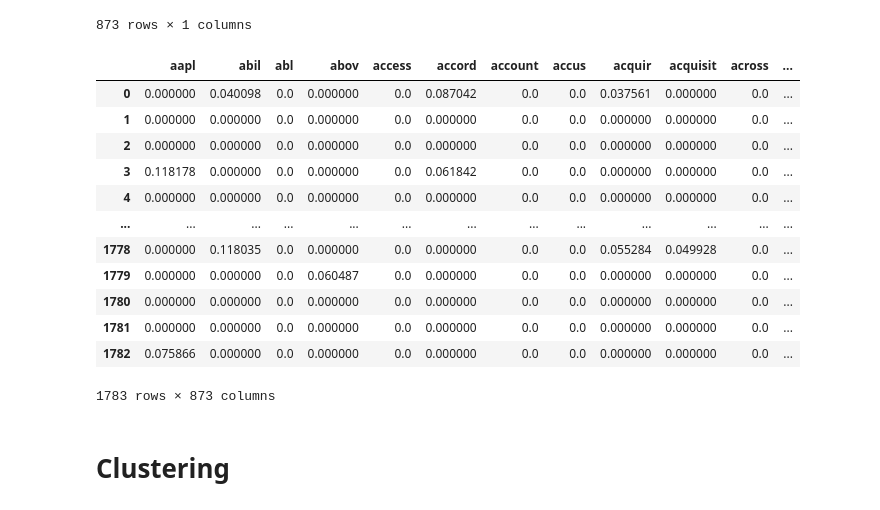
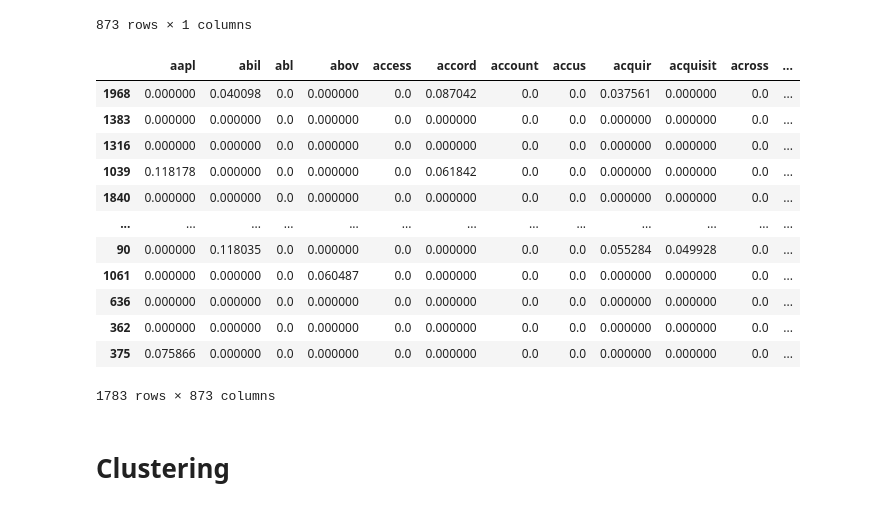
Before and after one commit to gianluigilopardo/Financial-articles_analysis, a Jupyter notebook: tesina_bi.ipynb, the cells around one changed output. Cells and saved outputs as stored; diff of their text form; code cells hidden in the pictures.

```diff
--- a/tesina_bi.ipynb
+++ b/tesina_bi.ipynb
@@ -317,22 +317,25 @@ df_idf.sort_values(by = ['idf_weights'])
 # %%
 tf_idf_matrix = pd.DataFrame(
     vectorizer.fit_transform(text_proc).toarray(),
-    columns = vectorizer.get_feature_names()
+    columns = vectorizer.get_feature_names(),
+    index = text_proc.index
 )
+#tf_idf_matrix.to_csv('tf_idf_matrix.csv')
+#files.download('tf_idf_matrix.csv')
 tf_idf_matrix
 # %% [output]
 |  | aapl | abil | abl | abov | access | accord | account | accus | acquir | acquisit | across | ... |
-| 0 | 0.000000 | 0.040098 | 0.0 | 0.000000 | 0.0 | 0.087042 | 0.0 | 0.0 | 0.037561 | 0.000000 | 0.0 | ... |
-| 1 | 0.000000 | 0.000000 | 0.0 | 0.000000 | 0.0 | 0.000000 | 0.0 | 0.0 | 0.000000 | 0.000000 | 0.0 | ... |
-| 2 | 0.000000 | 0.000000 | 0.0 | 0.000000 | 0.0 | 0.000000 | 0.0 | 0.0 | 0.000000 | 0.000000 | 0.0 | ... |
-| 3 | 0.118178 | 0.000000 | 0.0 | 0.000000 | 0.0 | 0.061842 | 0.0 | 0.0 | 0.000000 | 0.000000 | 0.0 | ... |
-| 4 | 0.000000 | 0.000000 | 0.0 | 0.000000 | 0.0 | 0.000000 | 0.0 | 0.0 | 0.000000 | 0.000000 | 0.0 | ... |
+| 1968 | 0.000000 | 0.040098 | 0.0 | 0.000000 | 0.0 | 0.087042 | 0.0 | 0.0 | 0.037561 | 0.000000 | 0.0 | ... |
+| 1383 | 0.000000 | 0.000000 | 0.0 | 0.000000 | 0.0 | 0.000000 | 0.0 | 0.0 | 0.000000 | 0.000000 | 0.0 | ... |
+| 1316 | 0.000000 | 0.000000 | 0.0 | 0.000000 | 0.0 | 0.000000 | 0.0 | 0.0 | 0.000000 | 0.000000 | 0.0 | ... |
+| 1039 | 0.118178 | 0.000000 | 0.0 | 0.000000 | 0.0 | 0.061842 | 0.0 | 0.0 | 0.000000 | 0.000000 | 0.0 | ... |
+| 1840 | 0.000000 | 0.000000 | 0.0 | 0.000000 | 0.0 | 0.000000 | 0.0 | 0.0 | 0.000000 | 0.000000 | 0.0 | ... |
 | ... | ... | ... | ... | ... | ... | ... | ... | ... | ... | ... | ... | ... |
-| 1778 | 0.000000 | 0.118035 | 0.0 | 0.000000 | 0.0 | 0.000000 | 0.0 | 0.0 | 0.055284 | 0.049928 | 0.0 | ... |
-| 1779 | 0.000000 | 0.000000 | 0.0 | 0.060487 | 0.0 | 0.000000 | 0.0 | 0.0 | 0.000000 | 0.000000 | 0.0 | ... |
-| 1780 | 0.000000 | 0.000000 | 0.0 | 0.000000 | 0.0 | 0.000000 | 0.0 | 0.0 | 0.000000 | 0.000000 | 0.0 | ... |
-| 1781 | 0.000000 | 0.000000 | 0.0 | 0.000000 | 0.0 | 0.000000 | 0.0 | 0.0 | 0.000000 | 0.000000 | 0.0 | ... |
-| 1782 | 0.075866 | 0.000000 | 0.0 | 0.000000 | 0.0 | 0.000000 | 0.0 | 0.0 | 0.000000 | 0.000000 | 0.0 | ... |
+| 90 | 0.000000 | 0.118035 | 0.0 | 0.000000 | 0.0 | 0.000000 | 0.0 | 0.0 | 0.055284 | 0.049928 | 0.0 | ... |
+| 1061 | 0.000000 | 0.000000 | 0.0 | 0.060487 | 0.0 | 0.000000 | 0.0 | 0.0 | 0.000000 | 0.000000 | 0.0 | ... |
+| 636 | 0.000000 | 0.000000 | 0.0 | 0.000000 | 0.0 | 0.000000 | 0.0 | 0.0 | 0.000000 | 0.000000 | 0.0 | ... |
+| 362 | 0.000000 | 0.000000 | 0.0 | 0.000000 | 0.0 | 0.000000 | 0.0 | 0.0 | 0.000000 | 0.000000 | 0.0 | ... |
+| 375 | 0.075866 | 0.000000 | 0.0 | 0.000000 | 0.0 | 0.000000 | 0.0 | 0.0 | 0.000000 | 0.000000 | 0.0 | ... |
 1783 rows × 873 columns
 # %% [markdown]
 # Clustering
```
Also changed, not shown: parts of 8 cells of this notebook.
